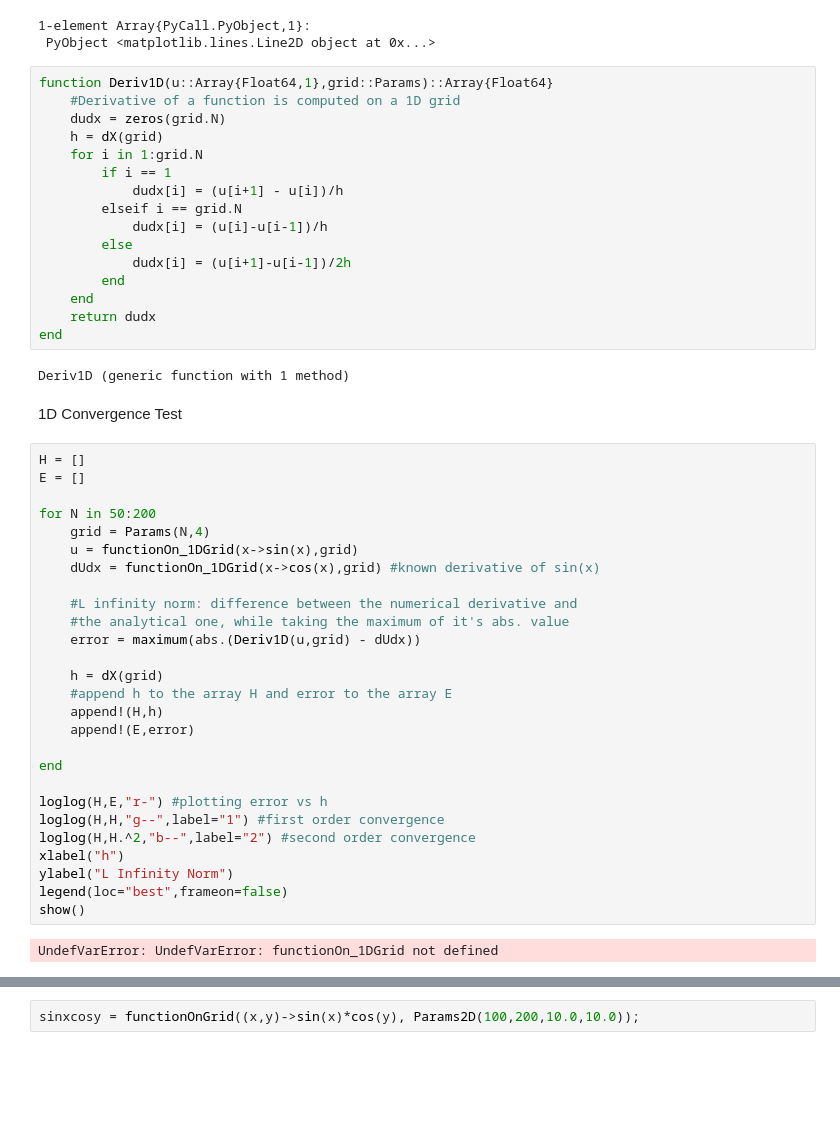
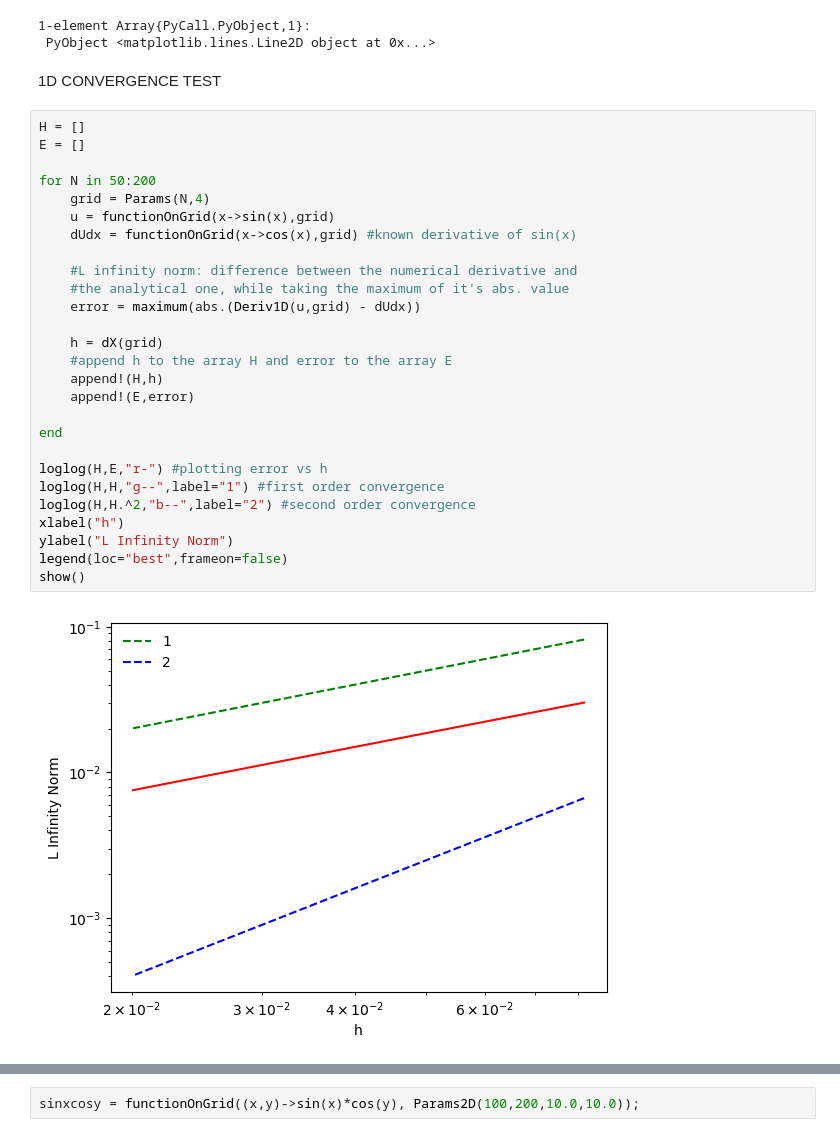
Before and after one commit to mmedina002/SparseGrids, a Jupyter notebook: src/ipython-notebooks/FiniteDifferencingClean.ipynb, the cells around one changed output, grey strips where cells are left out. Cells and saved outputs as stored; diff of their text form; blank space fills up the shorter version.

```diff
--- a/src/ipython-notebooks/FiniteDifferencingClean.ipynb
+++ b/src/ipython-notebooks/FiniteDifferencingClean.ipynb
@@ -92,52 +146,34 @@ plot(x,sinx)
 [figure]
 1-element Array{PyCall.PyObject,1}:
  PyObject <matplotlib.lines.Line2D object at 0x...>
-# %%
-function Deriv1D(u::Array{Float64,1},grid::Params)::Array{Float64}
-    #Derivative of a function is computed on a 1D grid
-    dudx = zeros(grid.N)
-    h = dX(grid)
-    for i in 1:grid.N
-        if i == 1
-            dudx[i] = (u[i+1] - u[i])/h
-        elseif i == grid.N
-            dudx[i] = (u[i]-u[i-1])/h
-        else
-            dudx[i] = (u[i+1]-u[i-1])/2h
-        end
-    end
-    return dudx
-end
-# %% [output]
-Deriv1D (generic function with 1 method)
-# %% [markdown]
-1D Convergence Test
+# %% [markdown]
+1D CONVERGENCE TEST
 # %%
 H = []
 E = []
 
 for N in 50:200
     grid = Params(N,4)
-    u = functionOn_1DGrid(x->sin(x),grid)
-    dUdx = functionOn_1DGrid(x->cos(x),grid) #known derivative of sin(x)
+    u = functionOnGrid(x->sin(x),grid)
+    dUdx = functionOnGrid(x->cos(x),grid) #known derivative of sin(x)
 
     #L infinity norm: difference between the numerical derivative and
     #the analytical one, while taking the maximum of it's abs. value
     error = maximum(abs.(Deriv1D(u,grid) - dUdx))
 
     h = dX(grid)
     #append h to the array H and error to the array E
     append!(H,h)
     append!(E,error)
 
 end
 
 loglog(H,E,"r-") #plotting error vs h
 loglog(H,H,"g--",label="1") #first order convergence
 loglog(H,H.^2,"b--",label="2") #second order convergence
 xlabel("h")
 ylabel("L Infinity Norm")
 legend(loc="best",frameon=false)
 show()
 # %% [output]
-UndefVarError: UndefVarError: functionOn_1DGrid not defined
+[figure, added]
```
Also changed, not shown: parts of 20 cells of this notebook.
